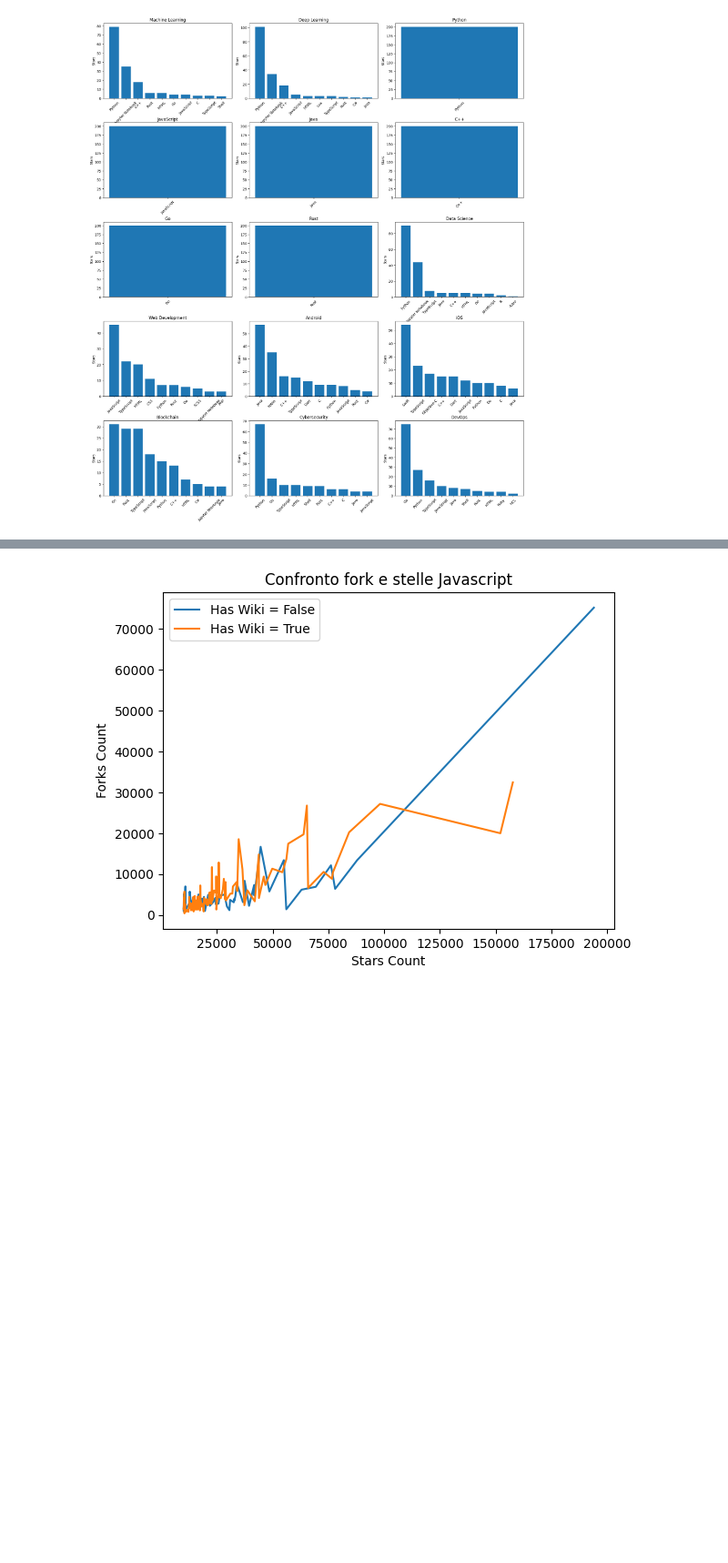
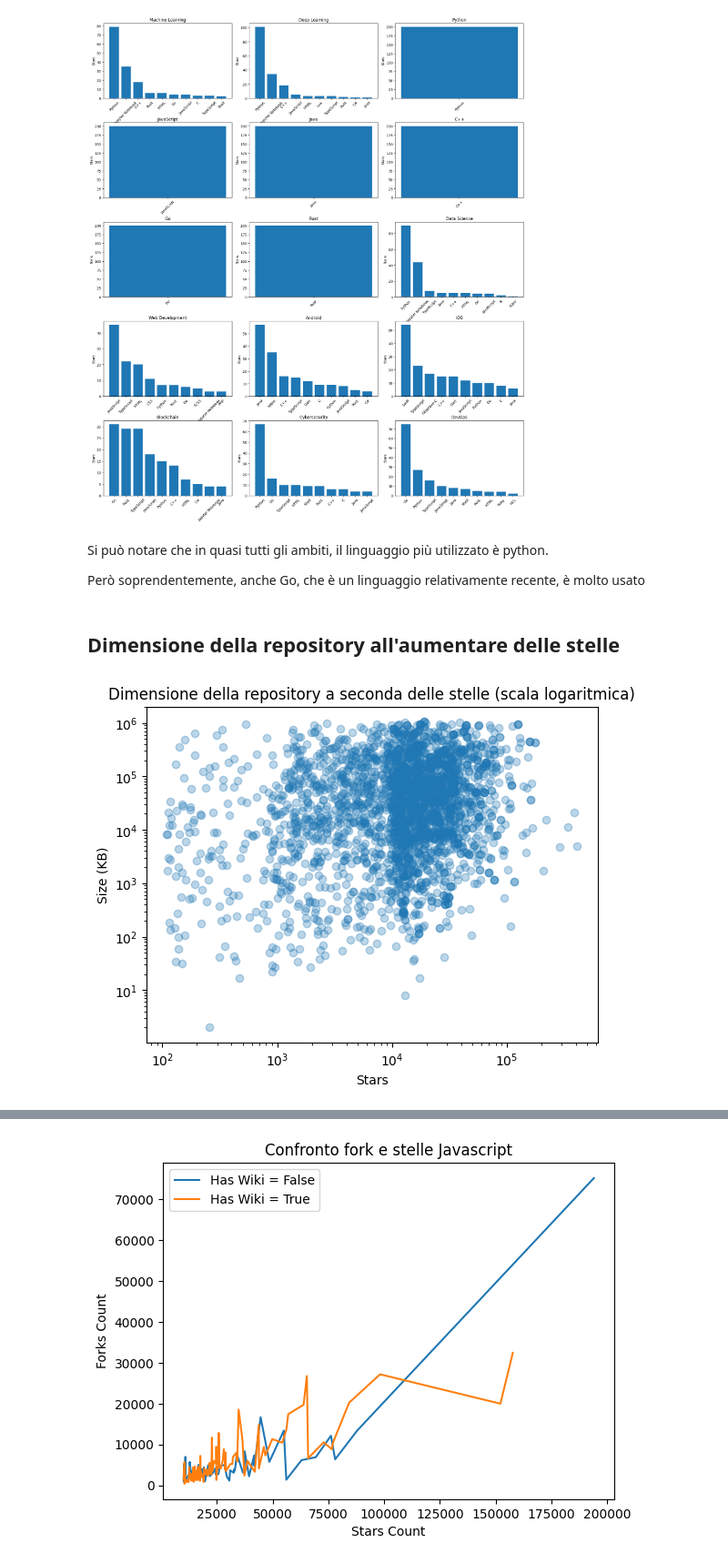
Before and after one commit to Nikicoraz/Progetto_FAS_1, a Jupyter notebook: python/Analisi.ipynb, the cells around one changed output, grey strips where cells are left out. Shown at 91% size. Drawn from its saved outputs; the diff is of its cells as text; code cells hidden in the pictures; blank space fills up the shorter version.

```diff
--- a/python/Analisi.ipynb
+++ b/python/Analisi.ipynb
@@ -16,6 +16,8 @@ datasets = []
 for domain in os.listdir("../data/domains"):
     datasets.append((domain.split(".")[0], pandas.read_csv(os.path.join("../data/domains", domain))))
 
+full_dataset = pandas.read_csv("../data/github_top_repositories.csv")
+
 print("Lista di dataset: " + str([x[0] for x in datasets]))
 # %% [output]
 Lista di dataset: ['Machine Learning', 'Deep Learning', 'Python', 'JavaScript', 'Java', 'C++', 'Go', 'Rust', 'Data Science', 'Web Development', 'Android', 'iOS', 'Blockchain', 'Cybersecurity', 'DevOps ...
@@ -103,3 +108,26 @@ for i, (domain, dataset) in enumerate(datasets):
     ax[row, col].tick_params(axis='x', rotation=45)
 # %% [output]
 [figure]
+# %% [markdown]
+Si può notare che in quasi tutti gli ambiti, il linguaggio più utilizzato è python.
+
+
+Però soprendentemente, anche Go, che è un linguaggio relativamente recente, è molto usato
+# %% [markdown]
+## Dimensione della repository all'aumentare delle stelle
+# %%
+stars = []
+
+threshold = full_dataset["Size (KB)"].quantile(0.95)
+filtered = full_dataset[full_dataset["Size (KB)"] <= threshold]
+
+
+plt.scatter(filtered["Stars Count"], filtered["Size (KB)"], alpha=0.3)
+plt.xlabel("Stars")
+plt.ylabel("Size (KB)")
+plt.title("Dimensione della repository a seconda delle stelle (scala logaritmica)")
+plt.xscale("log")
+plt.yscale("log")
+plt.show()
+# %% [output]
+[figure, added]
```
Also changed, not shown: parts of 4 cells of this notebook.
